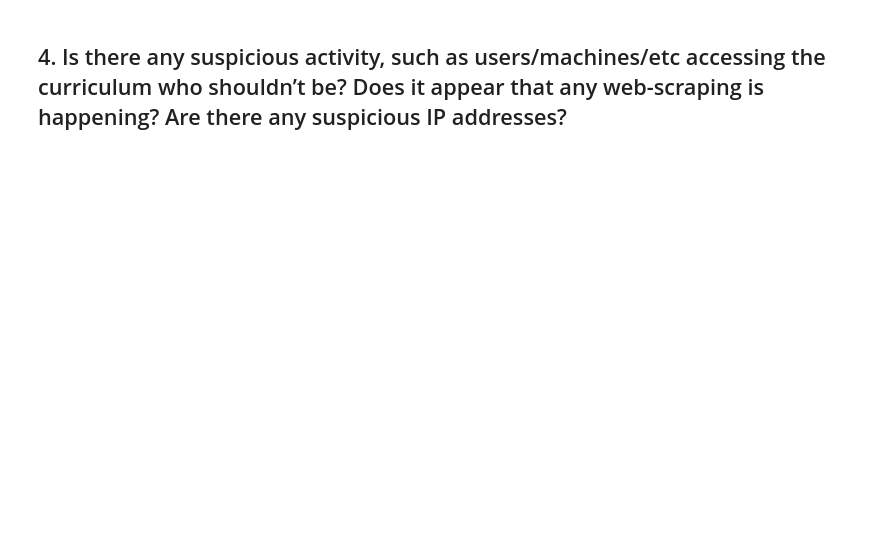
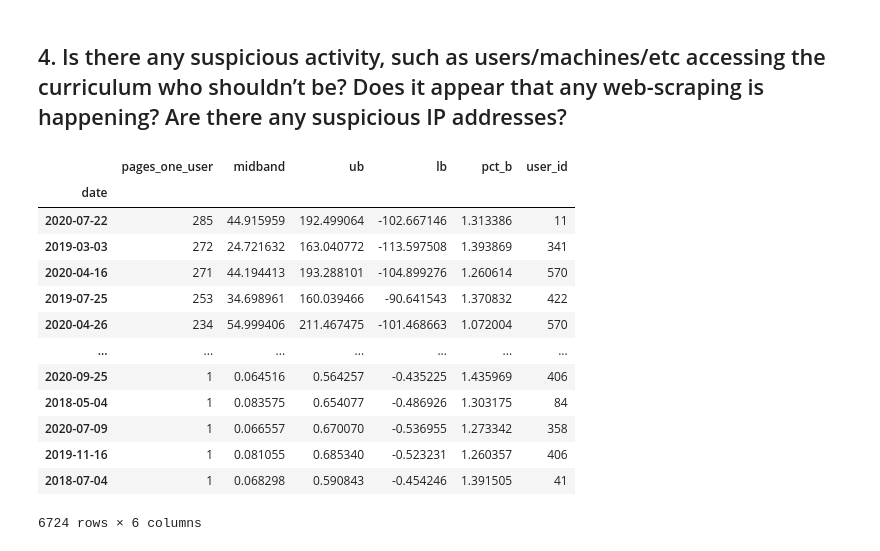
Before and after one commit to Codeup-Mirzakhani-Group1-Project/project-5_anomaly_detection, a Jupyter notebook: mark_project_work.ipynb, the cells around one changed output. Drawn from its saved outputs; the diff is of its cells as text; code cells hidden in the pictures; blank space fills up the shorter version.

```diff
--- a/mark_project_work.ipynb
+++ b/mark_project_work.ipynb
@@ -187,2 +262,12 @@ Name: user_id, dtype: int64
 # %% [markdown]
 ## 4. Is there any suspicious activity, such as users/machines/etc accessing the curriculum who shouldn’t be? Does it appear that any web-scraping is happening? Are there any suspicious IP addresses?
+# %%
+def one_user_df_prep(df, user):
+    '''
+    This function returns a dataframe consisting of data for only a single defined user
+    '''
+    df = df[df.user_id == user]
+    df.date = pd.to_datetime(df.date)
+    df = df.set_index(df.date)
+    pages_one_user = df['page'].resample('d').count()
+    return pages_one_user
@@ -188,0 +296,43 @@ Name: user_id, dtype: int64
+# %%
+def find_anomalies(df, user, span, weight, plot=False):
+    '''
+    This function returns the records where a user's daily activity exceeded the upper limit of a bollinger band range
+    '''
+
+    # Reduce dataframe to represent a single user
+    pages_one_user = one_user_df_prep(df, user)
+
+    # Add bollinger band data to dataframe
+    my_df = compute_pct_b(pages_one_user, span, weight, user)
+
+    # Plot data if requested (plot=True)
+    if plot:
+        plot_bands(my_df, user)
+
+    # Return only records that sit outside of bollinger band upper limit
+    return my_df[my_df.pct_b>1]
+# %%
+span = 30
+weight = 2
+
+anomalies = pd.DataFrame()
+for u in list(df.user_id.unique()):
+    user_df = find_anomalies(df, u, span, weight)
+    anomalies = pd.concat([anomalies, user_df], axis=0)
+# %%
+anomalies.sort_values(by='pages_one_user', ascending = False)
+# %% [output]
+|  | pages_one_user | midband | ub | lb | pct_b | user_id |
+| date |  |  |  |  |  |  |
+| 2020-07-22 | 285 | 44.915959 | 192.499064 | -102.667146 | 1.313386 | 11 |
+| 2019-03-03 | 272 | 24.721632 | 163.040772 | -113.597508 | 1.393869 | 341 |
+| 2020-04-16 | 271 | 44.194413 | 193.288101 | -104.899276 | 1.260614 | 570 |
+| 2019-07-25 | 253 | 34.698961 | 160.039466 | -90.641543 | 1.370832 | 422 |
+| 2020-04-26 | 234 | 54.999406 | 211.467475 | -101.468663 | 1.072004 | 570 |
+| ... | ... | ... | ... | ... | ... | ... |
+| 2020-09-25 | 1 | 0.064516 | 0.564257 | -0.435225 | 1.435969 | 406 |
+| 2018-05-04 | 1 | 0.083575 | 0.654077 | -0.486926 | 1.303175 | 84 |
+| 2020-07-09 | 1 | 0.066557 | 0.670070 | -0.536955 | 1.273342 | 358 |
+| 2019-11-16 | 1 | 0.081055 | 0.685340 | -0.523231 | 1.260357 | 406 |
+| 2018-07-04 | 1 | 0.068298 | 0.590843 | -0.454246 | 1.391505 | 41 |
+6724 rows × 6 columns
```
Also changed, not shown: parts of 39 cells of this notebook.
